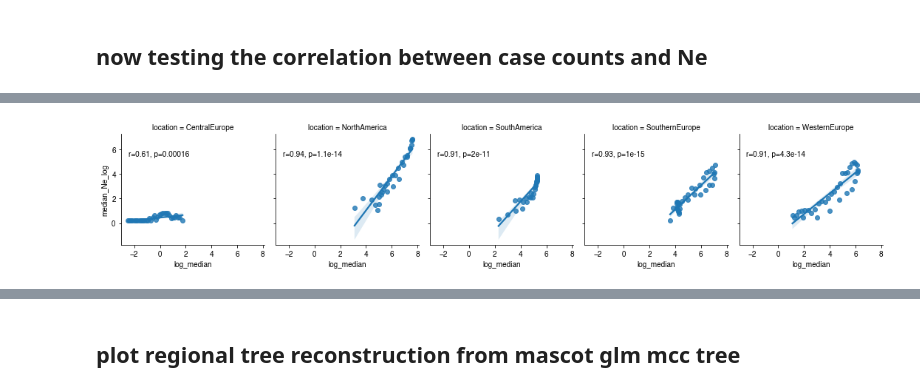
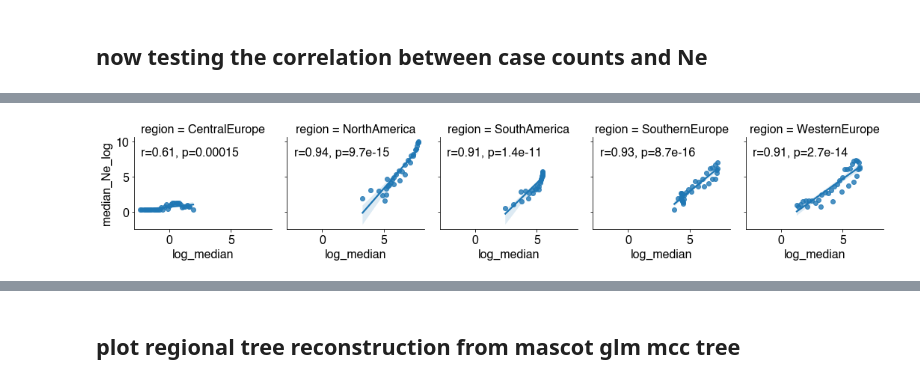
Before and after one commit to blab/mpox-dynamics, a Jupyter notebook: scripts/glm_plotting_and_ne.ipynb, the cells around one changed output, grey strips where cells are left out. Saved outputs shown, nothing was run; the diff lists cells and outputs as text; code cells hidden in the pictures.

Commit message:
adding in a lot of recent work to finalize figures and updating analyses

```diff
--- a/scripts/glm_plotting_and_ne.ipynb
+++ b/scripts/glm_plotting_and_ne.ipynb
@@ -202,6 +199,6 @@ ne_summary
 # %%
 test = ne_summary
-test['days'] = test.interval.astype(int) *7
+test['days'] = (test.interval.astype(int)) *7
 test['date'] = dt.strptime("2023-01-03",  "%Y-%m-%d") - test.days.map(timedelta)
 #test.date = test.date.astype(str)
 # %%
@@ -307,6 +305,9 @@ case_prevalence = pd.read_csv("../case-rt-analysis/estimates/case-prevalence-est
 # %%
+case_prevalence = pd.read_csv("../case-rt-analysis/estimates/case-prevalence-estimates_region.tsv", sep="\t", parse_dates= ["date"])
+case_prevalence
 case_prevalence["log_median"] = np.log(case_prevalence.median_prev)
-case_prevalence["log_upper_80"] = np.log(case_prevalence.prev_upper_80)
-case_prevalence["log_lower_80"] = np.log(case_prevalence.prev_lower_80)
+case_prevalence["log_upper_95"] = np.log(case_prevalence.prev_upper_95)
+case_prevalence["log_lower_95"] = np.log(case_prevalence.prev_lower_95)
+case_prevalence.region = case_prevalence.region.replace({"North America": "NorthAmerica", "Western Europe": "WesternEurope", "Central Europe":"CentralEurope", "South America":"SouthAmerica", "Southern Europe": "SouthernEurope"})
 case_prevalence
 # %% [output]
@@ -347,8 +348,7 @@ case_prev_plot = band3 + line3
 case_prev_plot
 # %% [output]
 [interactive output not drawn]
-# %%
-case_prevalence.location = case_prevalence.location.replace({"North America": "NorthAmerica", "Western Europe": "WesternEurope", "Central Europe":"CentralEurope", "South America":"SouthAmerica", "Southern Europe": "SouthernEurope"})
 # %%
-combined_ne_prev_df = pd.merge(test, case_prevalence,  how='left', left_on=['deme','date'], right_on = ['location','date'])
+combined_ne_prev_df = pd.merge(test, case_prevalence,  how='left', left_on=['deme','date'], right_on = ['region','date'])
 combined_ne_prev_df = combined_ne_prev_df.dropna()
+combined_ne_prev_df
@@ -424,21 +422,21 @@ alt.concat(*(
 # %% [output]
 [interactive output not drawn]
 # %%
-g = sns.lmplot(x="log_median", y="median_Ne_log", data=combined_ne_prev_df,col='location',
+g = sns.lmplot(x="log_median", y="median_Ne_log", data=combined_ne_prev_df,col='region',
                 height=3, aspect=1)
 
 def annotate(data, **kws):
     r, p = sp.stats.pearsonr(data['log_median'], data['median_Ne_log'])
     ax = plt.gca()
     ax.text(.05, .8, 'r={:.2f}, p={:.2g}'.format(r, p),
             transform=ax.transAxes)
 
 g.map_dataframe(annotate)
-plt.savefig('../figures/300_glm_region_ne_prev_corr.png',dpi=300,bbox_inches='tight')
+plt.savefig('../figures/550_glm_region_ne_prev_corr.png',dpi=300,bbox_inches='tight')
 
 plt.show()
 # %% [output]
-[figure, old version]
+[figure, new version]
 # %%
 g = sns.lmplot(x="log_median", y="median_Ne_log", data=combined_ne_prev_df,
                 height=10, aspect=1)
```
Also changed, not shown: parts of 34 cells of this notebook, 34 other files.
